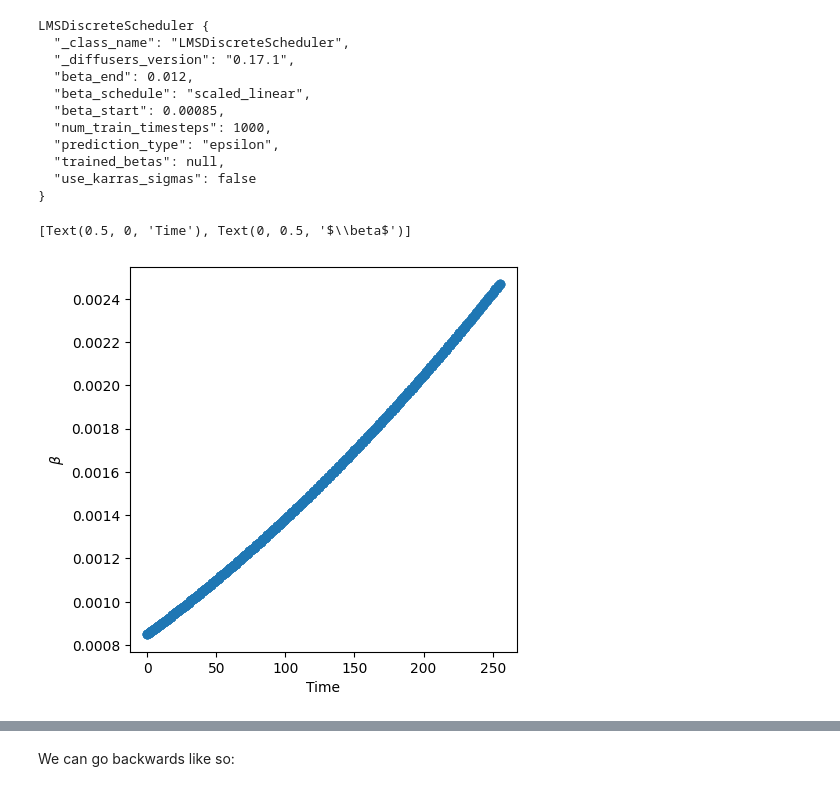
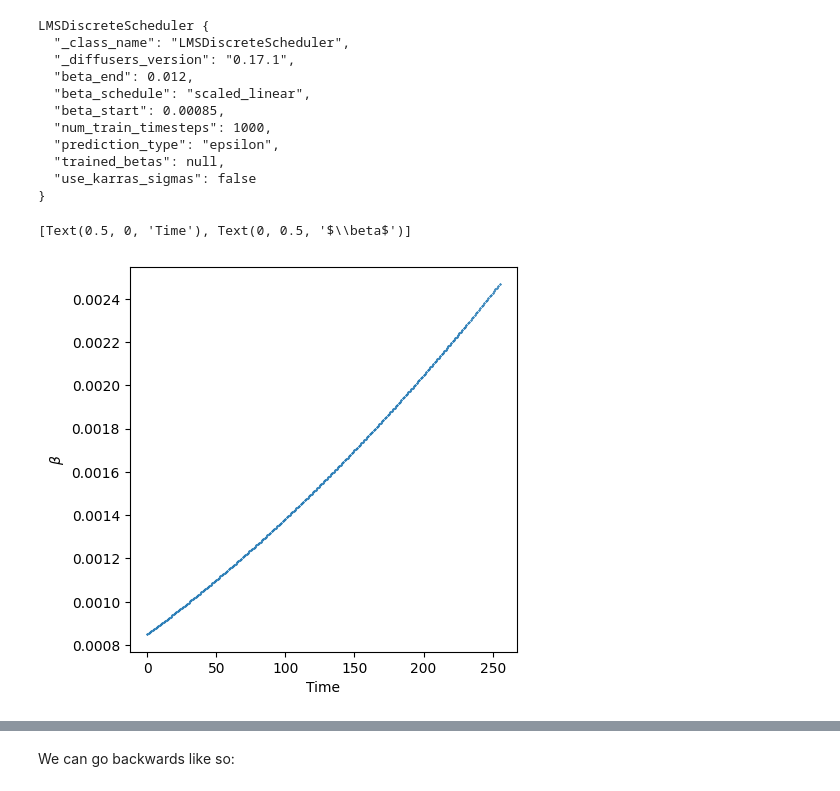
Before and after one commit to jeremyadamsfisher/SlowAI, a Jupyter notebook: nbs/00_overview.ipynb, the cells around one changed output, grey strips where cells are left out. Cells and saved outputs as stored; diff of their text form; code cells hidden in the pictures.

```diff
--- a/nbs/00_overview.ipynb
+++ b/nbs/00_overview.ipynb
@@ -308,15 +308,15 @@ LMSDiscreteScheduler {
 # %%
 simple_scheduler = LMSDiscreteScheduler(
     beta_start=0.00085, beta_end=0.012, beta_schedule="scaled_linear"
 )
 fig, ax = plt.subplots(figsize=(5, 5))
 X = timesteps = simple_scheduler.timesteps.to(torch.uint8).cpu().numpy()
 Y = simple_scheduler.betas.cpu().numpy()[timesteps]
-ax.scatter(X, Y)
+ax.scatter(X, Y, s=0.1)
 ax.set(xlabel="Time", ylabel=r"$\beta$")
 # %% [output]
 [Text(0.5, 0, 'Time'), Text(0, 0.5, '$\\beta$')]
-[figure, old version]
+[figure, new version]
 # %% [markdown]
 ### CLIP
 
```
Also changed, not shown: parts of 14 cells of this notebook.
